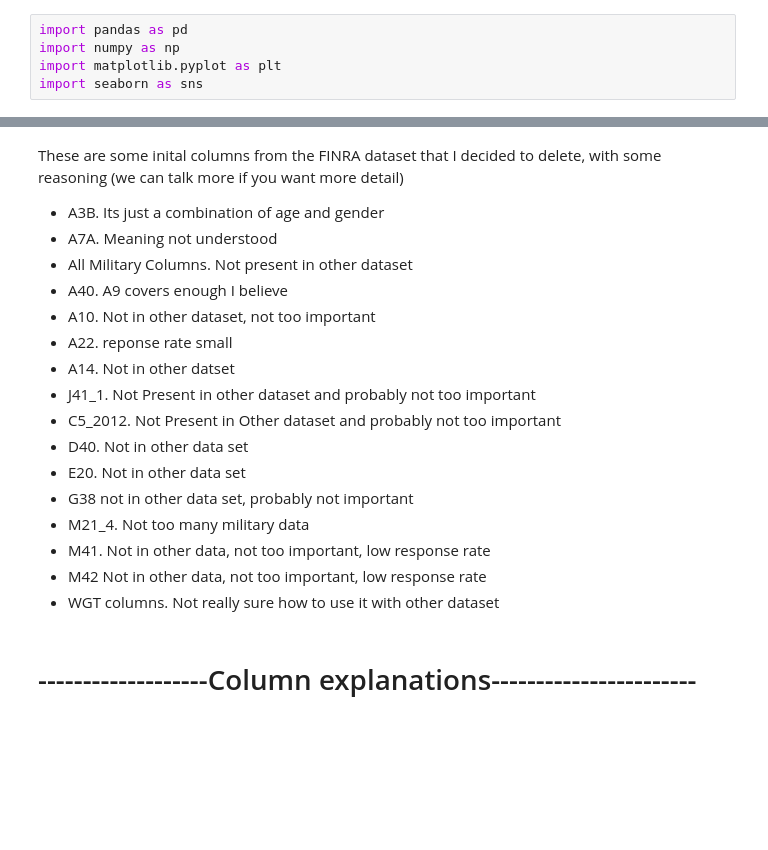
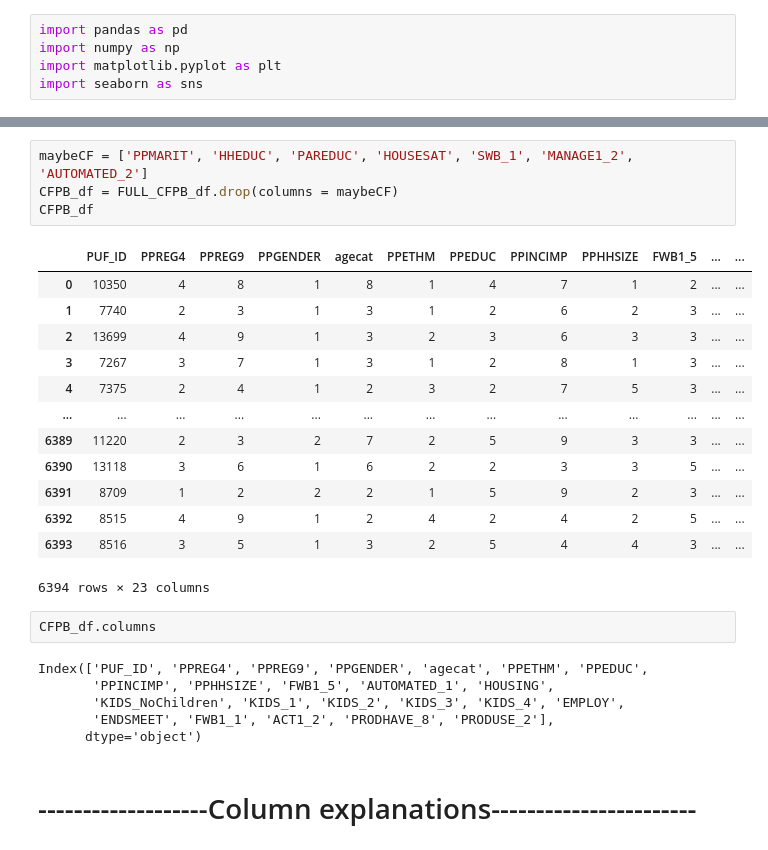
Before and after one commit to ds4a-team85/cohort2020-team-project, a Jupyter notebook: eda/Combined Exploratory Analysis.ipynb, the cells around one changed output, grey strips where cells are left out. Drawn from its saved outputs; the diff is of its cells as text; blank space fills up the shorter version.

Commit message:
1/12 finished combining datasets

```diff
--- a/eda/Combined Exploratory Analysis.ipynb
+++ b/eda/Combined Exploratory Analysis.ipynb
@@ -118,21 +74,29 @@ FINRA_df = FINRA_df.rename(columns = col_map)
-# %% [markdown]
-These are some inital columns from the FINRA dataset that I decided to delete, with some reasoning (we can talk more if you want more detail)
-* A3B. Its just a combination of age and gender
-* A7A. Meaning not understood
-* All Military Columns. Not present in other dataset
-* A40. A9 covers enough I believe
-* A10. Not in other dataset, not too important
-* A22. reponse rate small
-* A14. Not in other datset
-* J41_1. Not Present in other dataset and probably not too important
-* C5_2012. Not Present in Other dataset and probably not too important
-* D40. Not in other data set
-* E20. Not in other data set
-* G38 not in other data set, probably not important
-* M21_4. Not too many military data
-* M41. Not in other data, not too important, low response rate
-* M42 Not in other data, not too important, low response rate
-* WGT columns. Not really sure how to use it with other dataset
+# %%
+maybeCF = ['PPMARIT', 'HHEDUC', 'PAREDUC', 'HOUSESAT', 'SWB_1', 'MANAGE1_2', 'AUTOMATED_2']
+CFPB_df = FULL_CFPB_df.drop(columns = maybeCF)
+CFPB_df
+# %% [output]
+|  | PUF_ID | PPREG4 | PPREG9 | PPGENDER | agecat | PPETHM | PPEDUC | PPINCIMP | PPHHSIZE | FWB1_5 | ... | ... |
+| 0 | 10350 | 4 | 8 | 1 | 8 | 1 | 4 | 7 | 1 | 2 | ... | ... |
+| 1 | 7740 | 2 | 3 | 1 | 3 | 1 | 2 | 6 | 2 | 3 | ... | ... |
+| 2 | 13699 | 4 | 9 | 1 | 3 | 2 | 3 | 6 | 3 | 3 | ... | ... |
+| 3 | 7267 | 3 | 7 | 1 | 3 | 1 | 2 | 8 | 1 | 3 | ... | ... |
+| 4 | 7375 | 2 | 4 | 1 | 2 | 3 | 2 | 7 | 5 | 3 | ... | ... |
+| ... | ... | ... | ... | ... | ... | ... | ... | ... | ... | ... | ... | ... |
+| 6389 | 11220 | 2 | 3 | 2 | 7 | 2 | 5 | 9 | 3 | 3 | ... | ... |
+| 6390 | 13118 | 3 | 6 | 1 | 6 | 2 | 2 | 3 | 3 | 5 | ... | ... |
+| 6391 | 8709 | 1 | 2 | 2 | 2 | 1 | 5 | 9 | 2 | 3 | ... | ... |
+| 6392 | 8515 | 4 | 9 | 1 | 2 | 4 | 2 | 4 | 2 | 5 | ... | ... |
+| 6393 | 8516 | 3 | 5 | 1 | 3 | 2 | 5 | 4 | 4 | 3 | ... | ... |
+6394 rows × 23 columns
+# %%
+CFPB_df.columns
+# %% [output]
+Index(['PUF_ID', 'PPREG4', 'PPREG9', 'PPGENDER', 'agecat', 'PPETHM', 'PPEDUC',
+       'PPINCIMP', 'PPHHSIZE', 'FWB1_5', 'AUTOMATED_1', 'HOUSING',
+       'KIDS_NoChildren', 'KIDS_1', 'KIDS_2', 'KIDS_3', 'KIDS_4', 'EMPLOY',
+       'ENDSMEET', 'FWB1_1', 'ACT1_2', 'PRODHAVE_8', 'PRODUSE_2'],
+      dtype='object')
 # %% [markdown]
 # -------------------Column explanations-----------------------
 # %% [markdown]
```
Also changed, not shown: parts of 121 cells of this notebook, 1 other file.
